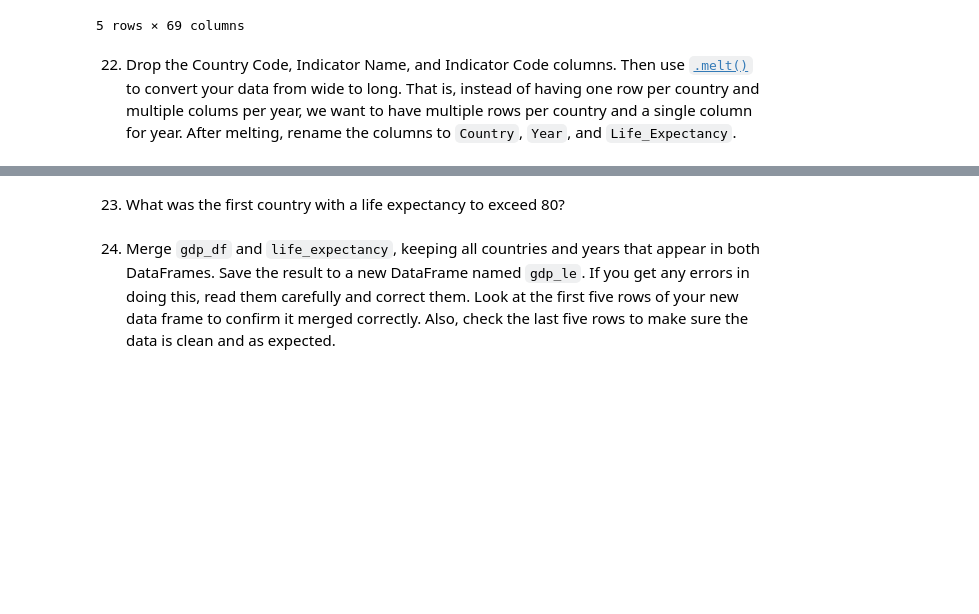
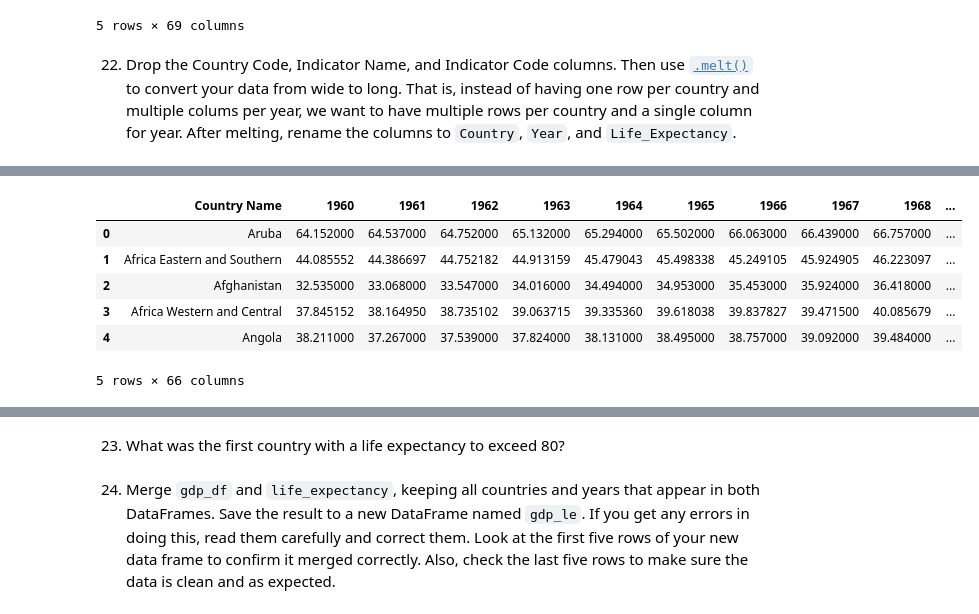
Before and after one commit to nss-data-science-cohort-8/un-exploration-vickitaylor, a Jupyter notebook: notebooks/un_data_exploration.ipynb, the cells around one changed output, grey strips where cells are left out. Cells and saved outputs as stored; diff of their text form; code cells hidden in the pictures; blank space fills up the shorter version.

```diff
--- a/notebooks/un_data_exploration.ipynb
+++ b/notebooks/un_data_exploration.ipynb
@@ -636,0 +641,10 @@ life_expectancy.head()
+# %%
+life_expectancy.head()
+# %% [output]
+|  | Country Name | 1960 | 1961 | 1962 | 1963 | 1964 | 1965 | 1966 | 1967 | 1968 | ... |
+| 0 | Aruba | 64.152000 | 64.537000 | 64.752000 | 65.132000 | 65.294000 | 65.502000 | 66.063000 | 66.439000 | 66.757000 | ... |
+| 1 | Africa Eastern and Southern | 44.085552 | 44.386697 | 44.752182 | 44.913159 | 45.479043 | 45.498338 | 45.249105 | 45.924905 | 46.223097 | ... |
+| 2 | Afghanistan | 32.535000 | 33.068000 | 33.547000 | 34.016000 | 34.494000 | 34.953000 | 35.453000 | 35.924000 | 36.418000 | ... |
+| 3 | Africa Western and Central | 37.845152 | 38.164950 | 38.735102 | 39.063715 | 39.335360 | 39.618038 | 39.837827 | 39.471500 | 40.085679 | ... |
+| 4 | Angola | 38.211000 | 37.267000 | 37.539000 | 37.824000 | 38.131000 | 38.495000 | 38.757000 | 39.092000 | 39.484000 | ... |
+5 rows × 66 columns
```
Also changed, not shown: parts of 3 cells of this notebook.
